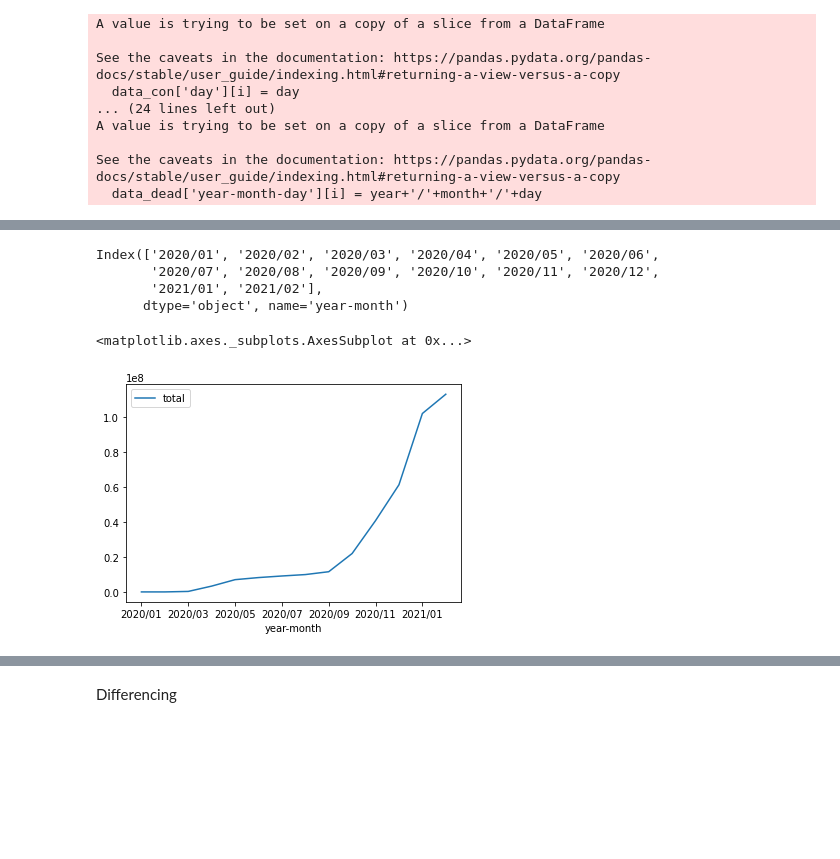
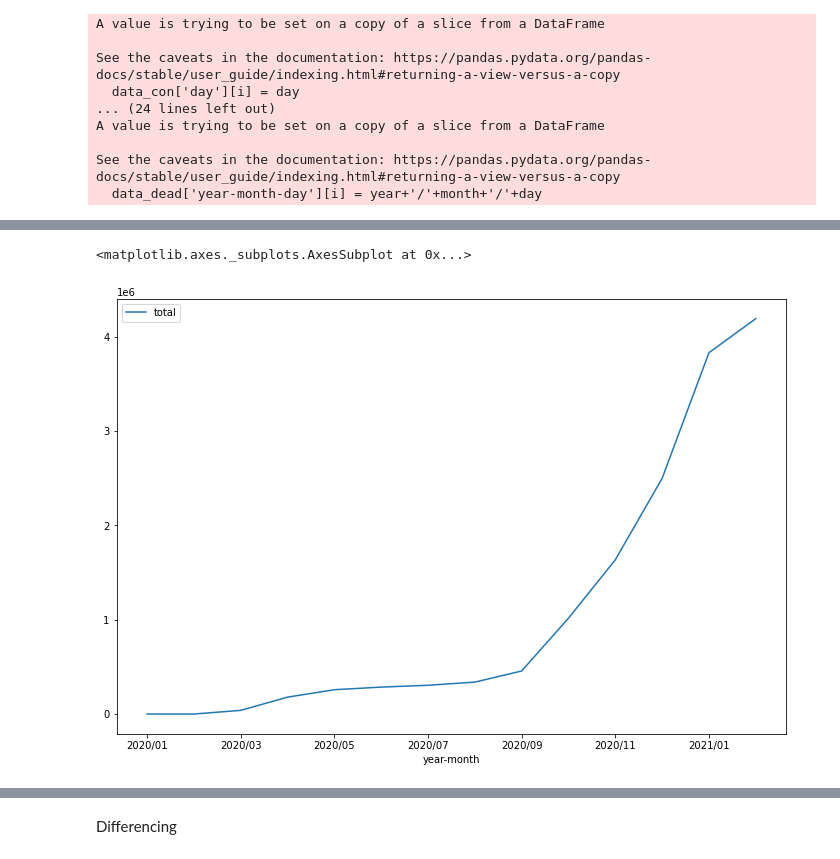
Before and after one commit to rjPajaro/AI-Activity-Projects, a Jupyter notebook: timeseries-data-analysis/A2-TimeSeries.ipynb, the cells around one changed output, grey strips where cells are left out. Cells and saved outputs as stored; diff of their text form; code cells hidden in the pictures; blank space fills up the shorter version.

```diff
--- a/timeseries-data-analysis/A2-TimeSeries.ipynb
+++ b/timeseries-data-analysis/A2-TimeSeries.ipynb
@@ -174,3 +133,3 @@ data_dead
 # %%
-monthly_con = data_con.groupby('year-month')['total'].sum().reset_index()
-monthly_con
+monthly_con = data_con.groupby('year-month')['total'].max().reset_index()
+monthly_dead = data_dead.groupby('year-month')['total'].max().reset_index()
@@ -194,3 +195,3 @@ monthly_con
 # %%
-monthly_con = monthly_con.sort_values(by='year-month')
-monthly_con
+monthly_con = monthly_con.set_index('year-month')
+monthly_dead = monthly_dead.set_index('year-month')
@@ -234,13 +198,5 @@ monthly_con
-# %%
-monthly_con = monthly_con.set_index('year-month')
-monthly_con.index
-# %% [output]
-Index(['2020/01', '2020/02', '2020/03', '2020/04', '2020/05', '2020/06',
-       '2020/07', '2020/08', '2020/09', '2020/10', '2020/11', '2020/12',
-       '2021/01', '2021/02'],
-      dtype='object', name='year-month')
 # %%
-monthly_con.plot()
+monthly_con.plot(figsize=(12,8))
 # %% [output]
 <matplotlib.axes._subplots.AxesSubplot at 0x...>
-[figure, old version]
+[figure, new version]
```
Also changed, not shown: parts of 27 cells of this notebook.
